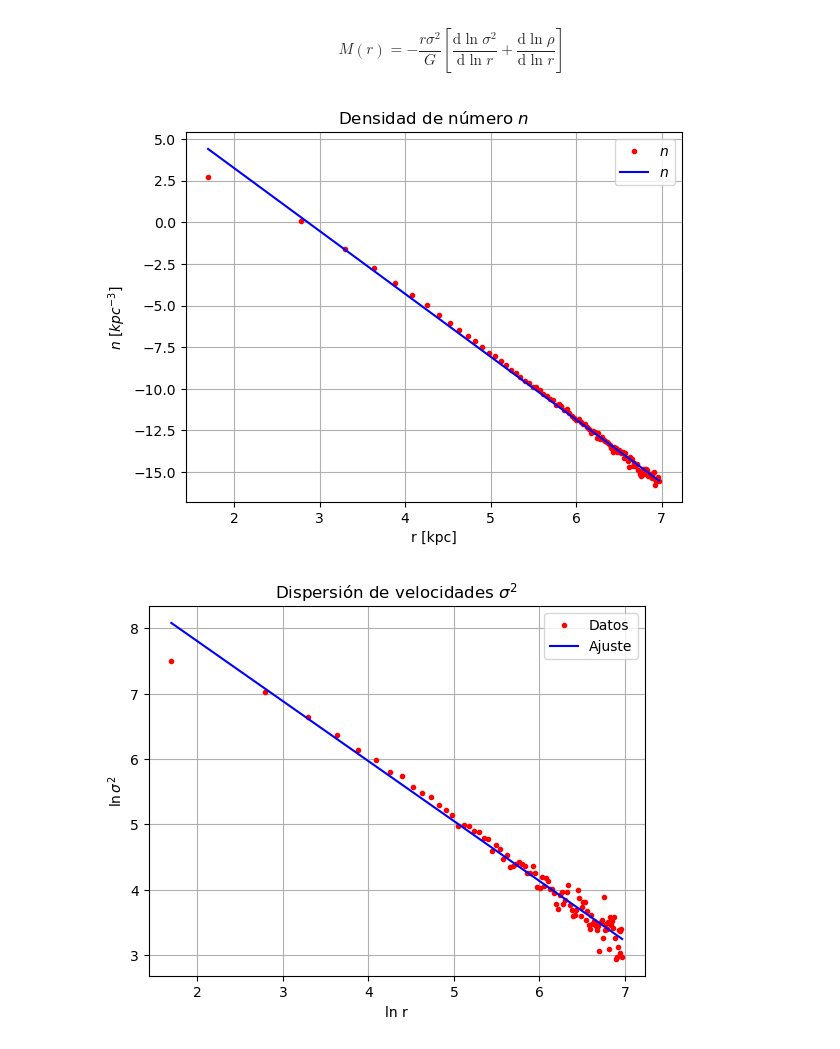
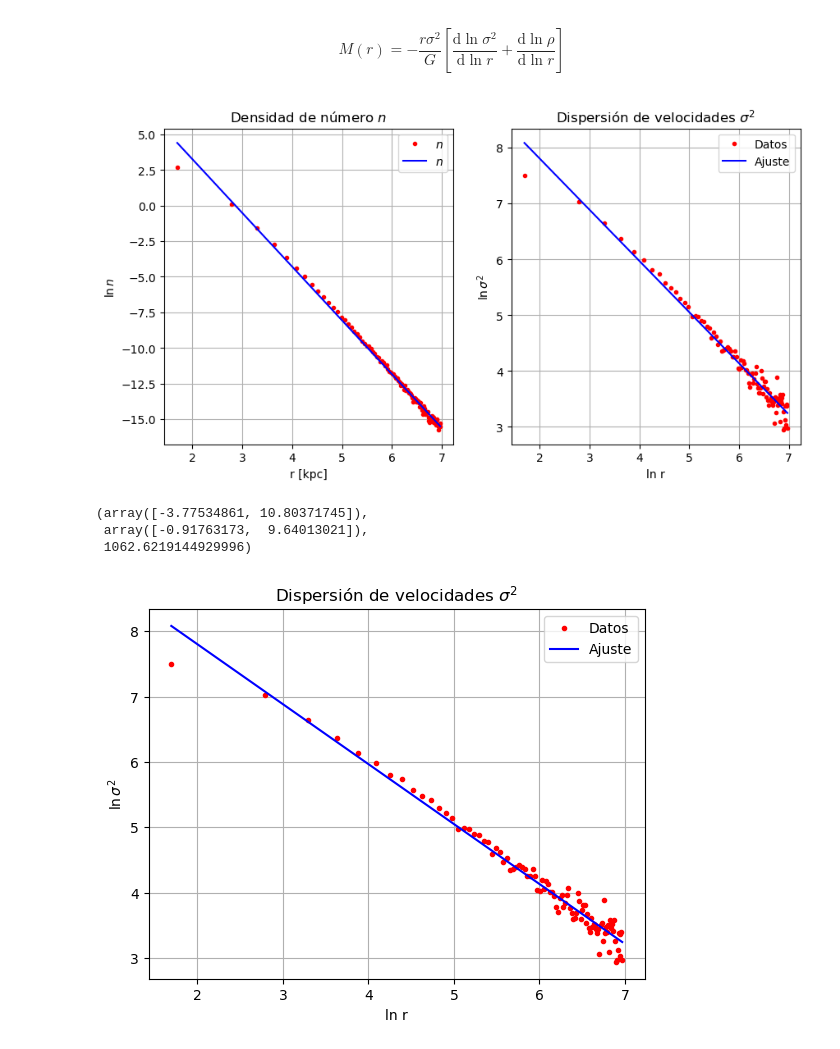
Before and after one commit to SantiagoJulioD/Galaxias, a Jupyter notebook: Parcial practico 3/practica3.ipynb, the cells around one changed output. Cells and saved outputs as stored; diff of their text form; code cells hidden in the pictures.

```diff
--- a/Parcial practico 3/practica3.ipynb
+++ b/Parcial practico 3/practica3.ipynb
@@ -357,16 +357,33 @@ lnr = np.log(rsmean)
 lnrho_pars,lnrho_cov = curve_fit(line,lnr,lnrho)
 lnsig_pars,lnsig_cov = curve_fit(line,lnr,lnsigma)
 # %%
-plt.plot(lnr,lnrho,'r.',label=r'$n$')
-plt.plot(lnr,line(lnr,*lnrho_pars),'b',label=r'$n$')
-plt.title(r'Densidad de número $n$')
-plt.xlabel('r [kpc]')
-plt.ylabel(r'$n$ [$kpc^{-3}$]')
-plt.grid()
-plt.legend()
-plt.savefig('numdensfit.png')
+fig,ax = plt.subplots(1,2,figsize=(10,5))
+
+ax[0].plot(lnr,lnrho,'r.',label=r'$n$')
+ax[0].plot(lnr,line(lnr,*lnrho_pars),'b',label=r'$n$')
+ax[0].set_title(r'Densidad de número $n$')
+ax[0].set_xlabel('r [kpc]')
+ax[0].set_ylabel(r'$\ln n$')
+ax[0].grid()
+ax[0].legend()
+
+ax[1].plot(lnr,lnsigma,'r.',label='Datos')
+ax[1].plot(lnr,line(lnr,*lnsig_pars),'b',label='Ajuste')
+ax[1].set_title(r'Dispersión de velocidades $\sigma^2$')
+ax[1].set_xlabel('ln r')
+ax[1].set_ylabel(r'$\ln \sigma^2$')
+ax[1].grid()
+ax[1].legend()
+
+plt.savefig('fit.png')
 # %% [output]
-[figure, old version]
+[figure, new version]
+# %%
+lnrho_pars,lnsig_pars,rsmean.max()
+# %% [output]
+(array([-3.77534861, 10.80371745]),
+ array([-0.91763173,  9.64013021]),
+ 1062.6219144929996)
 # %%
 plt.plot(lnr,lnsigma,'r.',label='Datos')
 plt.plot(lnr,line(lnr,*lnsig_pars),'b',label='Ajuste')
```
Also changed, not shown: parts of 6 cells of this notebook, 13 other files.
